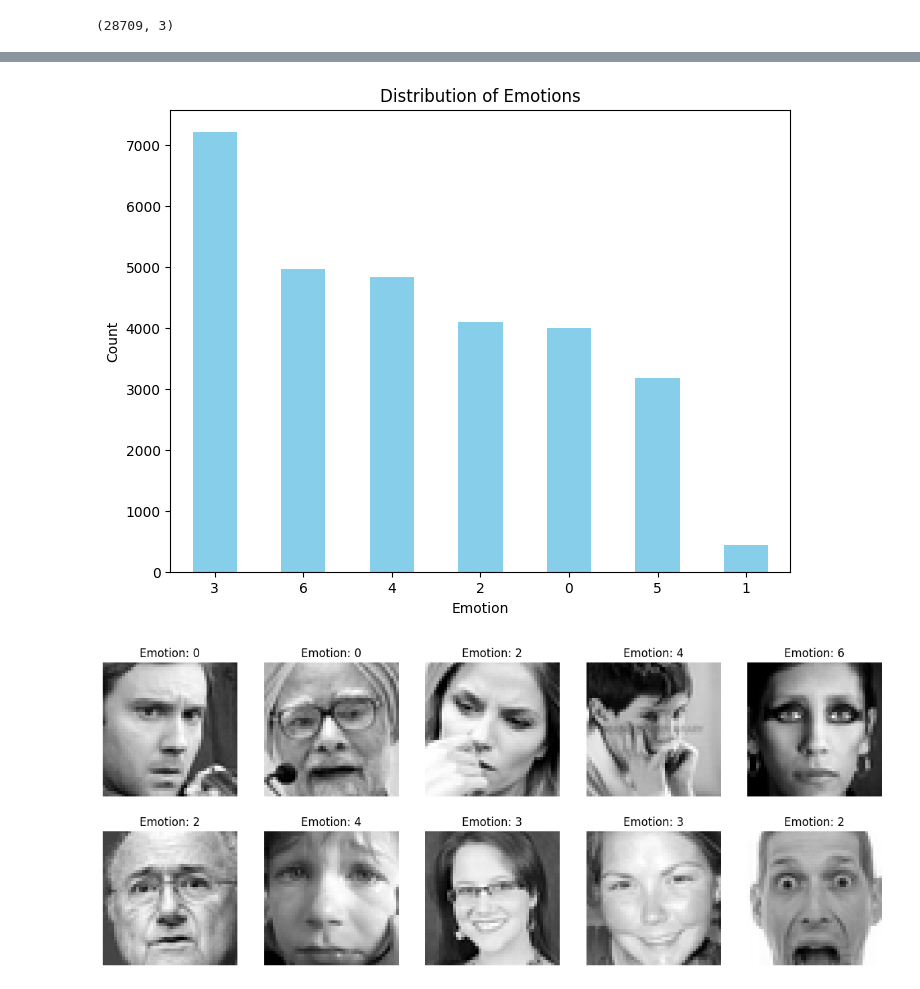
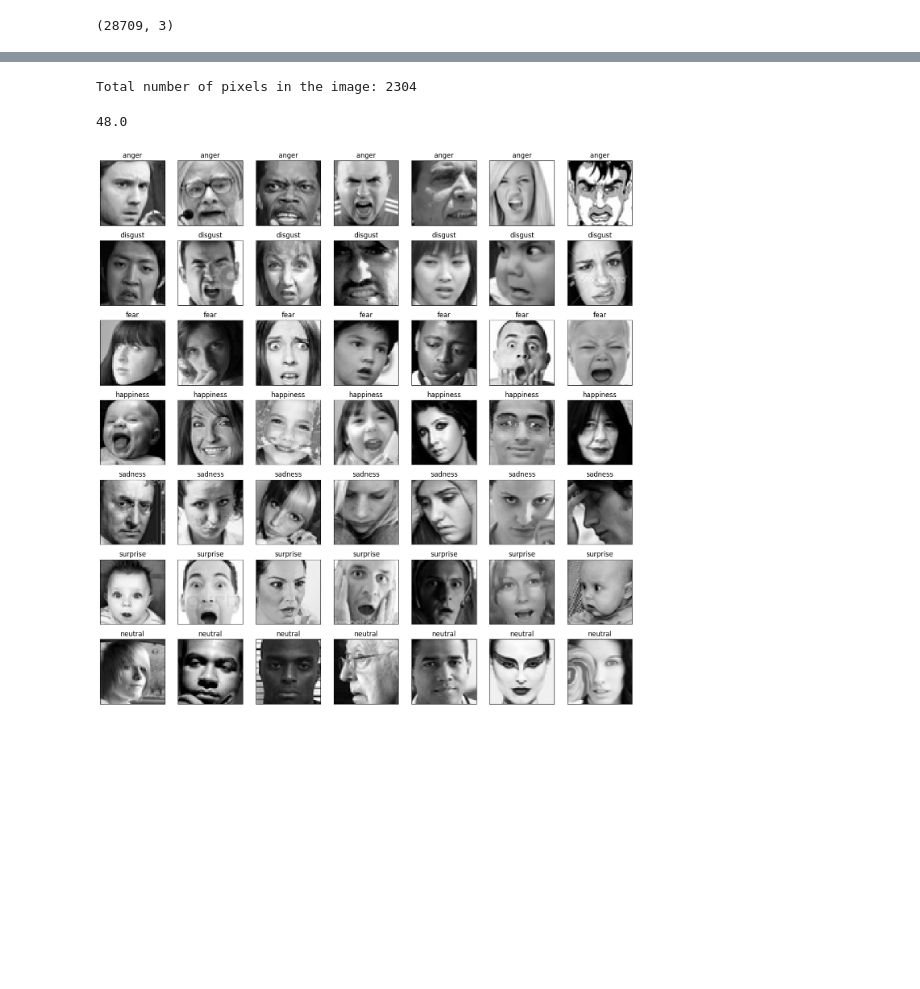
Before and after one commit to Rohitsunnyy/FacialRecognition, a Jupyter notebook: FacialRecognition.ipynb, the cells around one changed output, grey strips where cells are left out. Drawn from its saved outputs; the diff is of its cells as text; code cells hidden in the pictures; blank space fills up the shorter version.

```diff
--- a/FacialRecognition.ipynb
+++ b/FacialRecognition.ipynb
@@ -94,27 +121,42 @@ plt.show()
-# %%
-# Plot emotion distribution
-plt.figure(figsize=(8, 6))
-df['emotion'].value_counts().plot(kind='bar', color='skyblue')
-plt.title('Distribution of Emotions')
-plt.xlabel('Emotion')
-plt.ylabel('Count')
-plt.xticks(rotation=0)
-plt.show()
-# %% [output]
-[figure, removed]
-# %%
-# Extract image characteristics
-pixel_values = df['pixels'].apply(lambda x: np.array(x.split(), dtype=np.uint8))
-average_pixel_intensity = pixel_values.apply(lambda x: np.mean(x))
-std_dev_pixel_intensity = pixel_values.apply(lambda x: np.std(x))
-image_size = pixel_values.apply(lambda x: len(x))
-
-# Visualize sample images
-fig, axes = plt.subplots(2, 5, figsize=(15, 6))
-for i, ax in enumerate(axes.flatten()):
-    ax.imshow(pixel_values[i].reshape(48, 48), cmap='gray')
-    ax.set_title(f"Emotion: {df['emotion'][i]}")
-    ax.axis('off')
-plt.show()
-# %% [output]
-[figure, removed]
+# %%
+emotion_label_to_text = {0:'anger', 1:'disgust', 2:'fear', 3:'happiness', 4: 'sadness', 5: 'surprise', 6: 'neutral'}
+# %%
+# Assuming df is your DataFrame containing the dataset
+
+# Get the pixel values of the first image
+pixel_values = df['pixels'][0].split(' ')
+
+# Calculate the total number of pixels
+num_pixels = len(pixel_values)
+
+# Assuming the image is square, calculate the side length
+side_length = int(num_pixels ** 0.5)
+
+# Calculate the total number of pixels in the image
+total_pixels = side_length ** 2
+
+print("Total number of pixels in the image:", total_pixels)
+# %% [output]
+Total number of pixels in the image: 2304
+# %%
+math.sqrt(len(df.pixels[0].split(' ')))
+# %% [output]
+48.0
+# %%
+fig = plt.figure(1, (14, 14))
+
+k = 0
+for label in sorted(df.emotion.unique()):
+    for j in range(7):
+        px = df[df.emotion==label].pixels.iloc[k]
+        px = np.array(px.split(' ')).reshape(48, 48).astype('float32')
+
+        k += 1
+        ax = plt.subplot(7, 7, k)
+        ax.imshow(px, cmap='gray')
+        ax.set_xticks([])
+        ax.set_yticks([])
+        ax.set_title(emotion_label_to_text[label])
+        plt.tight_layout()
+# %% [output]
+[figure, added]
```
Also changed, not shown: parts of 14 cells of this notebook.
